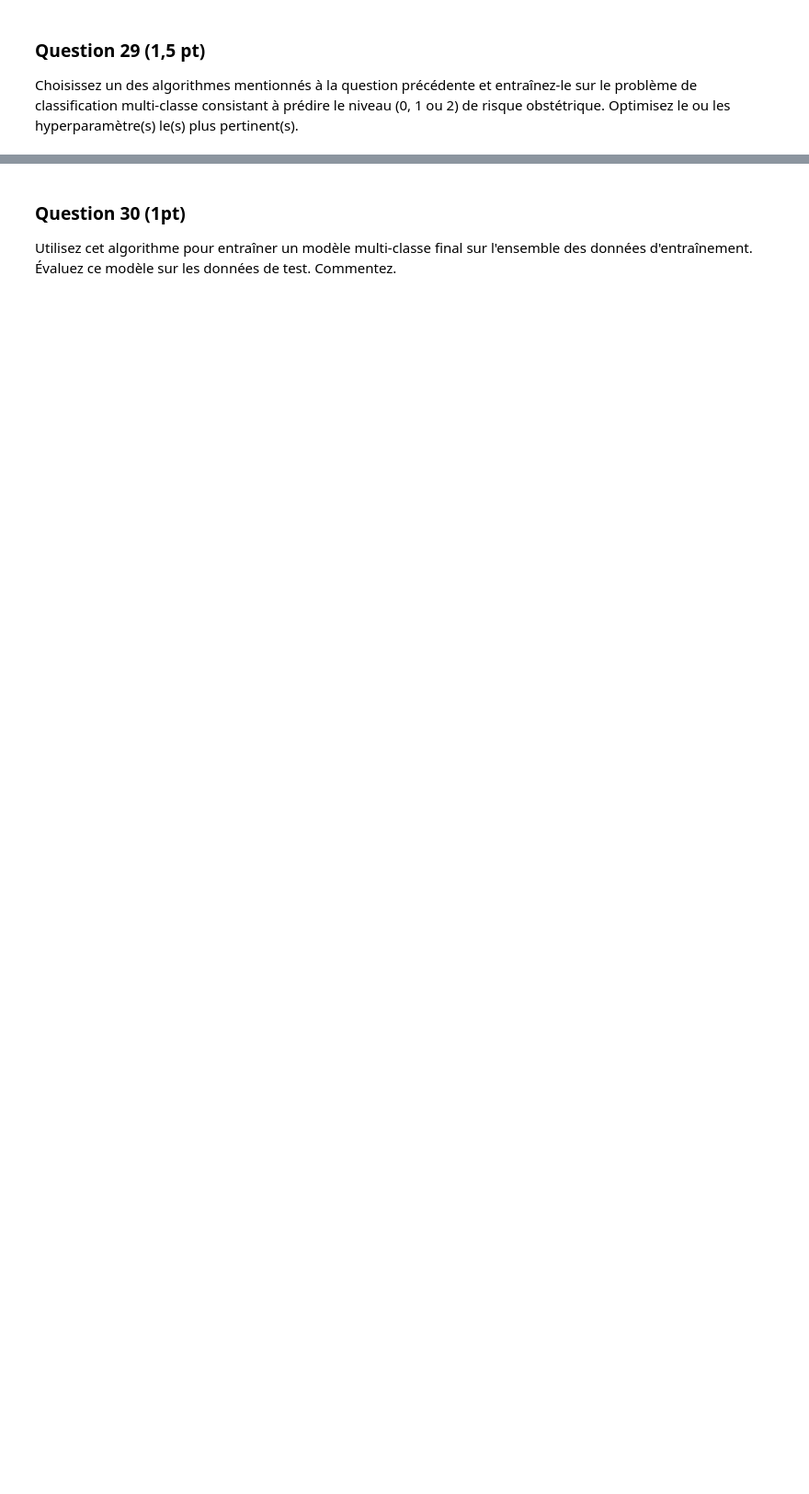
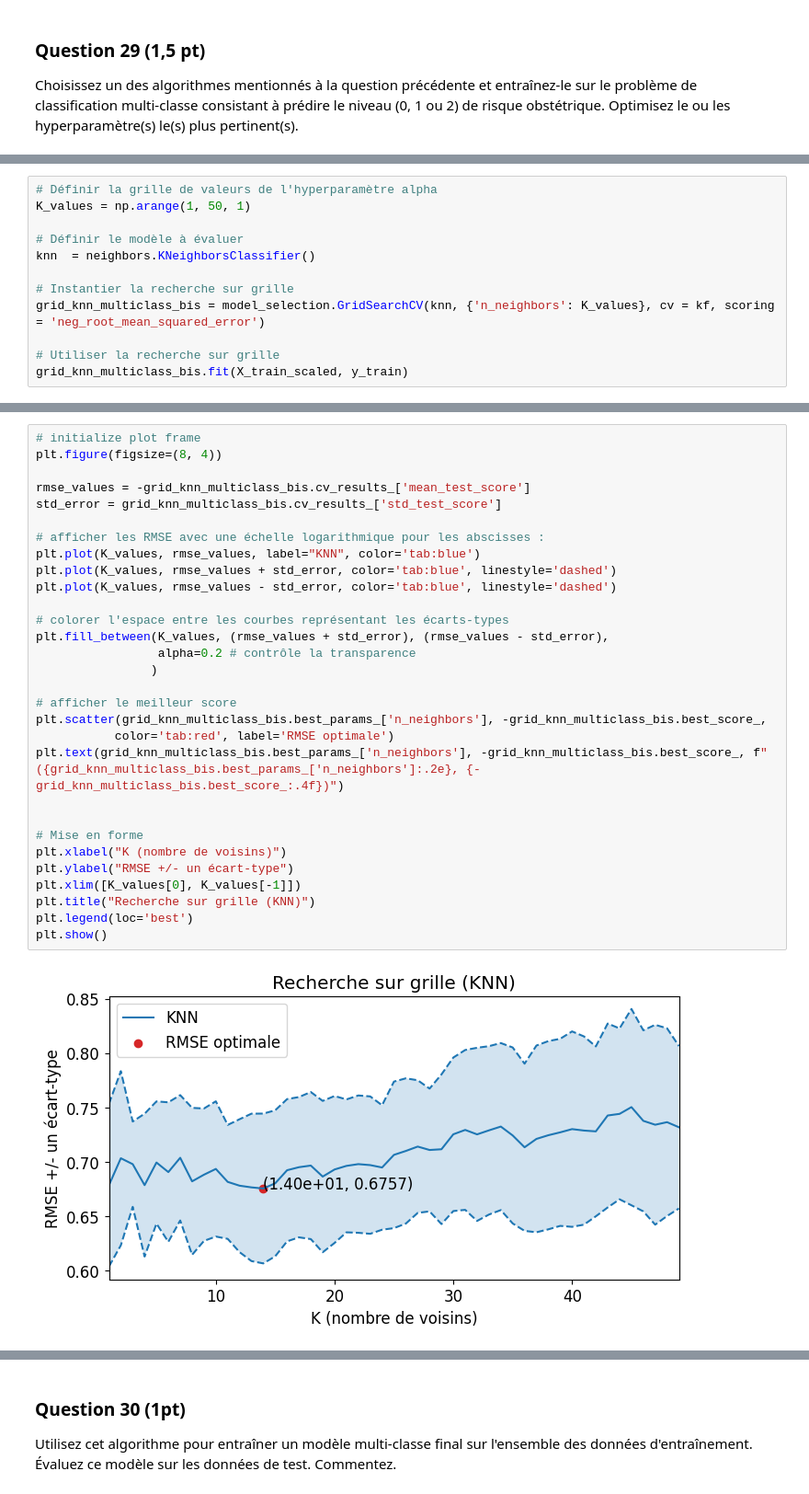
Before and after one commit to comemazelier/projet-sdd, a Jupyter notebook: Projet.ipynb, the cells around one changed output, grey strips where cells are left out. Shown at 92% size. Cells and saved outputs as stored; diff of their text form; blank space fills up the shorter version.

```diff
--- a/Projet.ipynb
+++ b/Projet.ipynb
@@ -782,0 +882,12 @@ Choisissez un des algorithmes mentionnés à la question précédente et entraî
+# %%
+# Définir la grille de valeurs de l'hyperparamètre alpha
+K_values = np.arange(1, 50, 1)
+
+# Définir le modèle à évaluer
+knn  = neighbors.KNeighborsClassifier()
+
+# Instantier la recherche sur grille
+grid_knn_multiclass_bis = model_selection.GridSearchCV(knn, {'n_neighbors': K_values}, cv = kf, scoring = 'neg_root_mean_squared_error')
+
+# Utiliser la recherche sur grille
+grid_knn_multiclass_bis.fit(X_train_scaled, y_train)
@@ -782,0 +901,32 @@ Choisissez un des algorithmes mentionnés à la question précédente et entraî
+# %%
+# initialize plot frame
+plt.figure(figsize=(8, 4))
+
+rmse_values = -grid_knn_multiclass_bis.cv_results_['mean_test_score']
+std_error = grid_knn_multiclass_bis.cv_results_['std_test_score']
+
+# afficher les RMSE avec une échelle logarithmique pour les abscisses :
+plt.plot(K_values, rmse_values, label="KNN", color='tab:blue')
+plt.plot(K_values, rmse_values + std_error, color='tab:blue', linestyle='dashed')
+plt.plot(K_values, rmse_values - std_error, color='tab:blue', linestyle='dashed')
+
+# colorer l'espace entre les courbes représentant les écarts-types
+plt.fill_between(K_values, (rmse_values + std_error), (rmse_values - std_error),
+                 alpha=0.2 # contrôle la transparence
+                )
+
+# afficher le meilleur score
+plt.scatter(grid_knn_multiclass_bis.best_params_['n_neighbors'], -grid_knn_multiclass_bis.best_score_,
+           color='tab:red', label='RMSE optimale')
+plt.text(grid_knn_multiclass_bis.best_params_['n_neighbors'], -grid_knn_multiclass_bis.best_score_, f"({grid_knn_multiclass_bis.best_params_['n_neighbors']:.2e}, {-grid_knn_multiclass_bis.best_score_:.4f})")
+
+
+# Mise en forme
+plt.xlabel("K (nombre de voisins)")
+plt.ylabel("RMSE +/- un écart-type")
+plt.xlim([K_values[0], K_values[-1]])
+plt.title("Recherche sur grille (KNN)")
+plt.legend(loc='best')
+plt.show()
+# %% [output]
+[figure, added]
```
Also changed, not shown: parts of 35 cells of this notebook.
